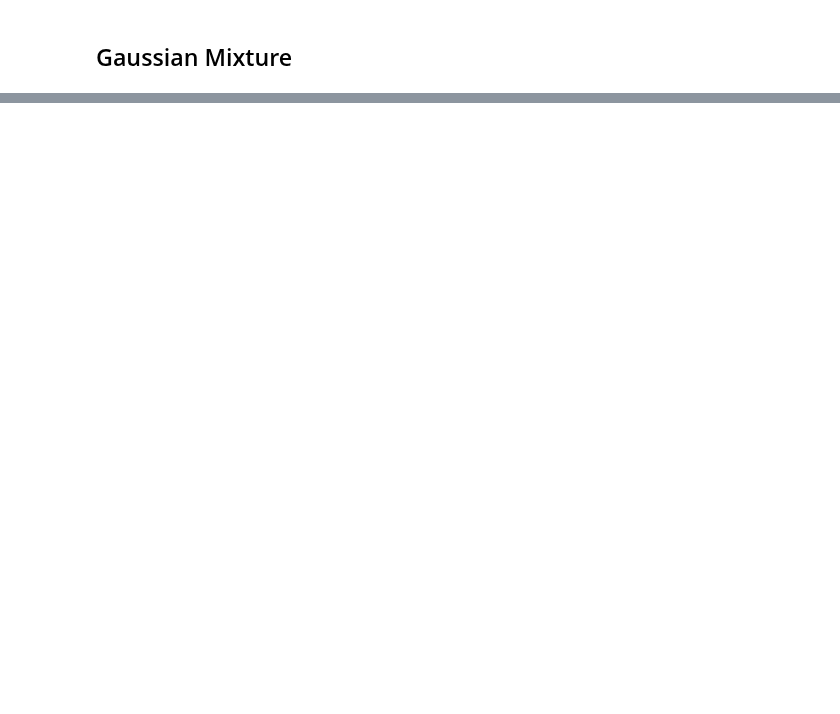
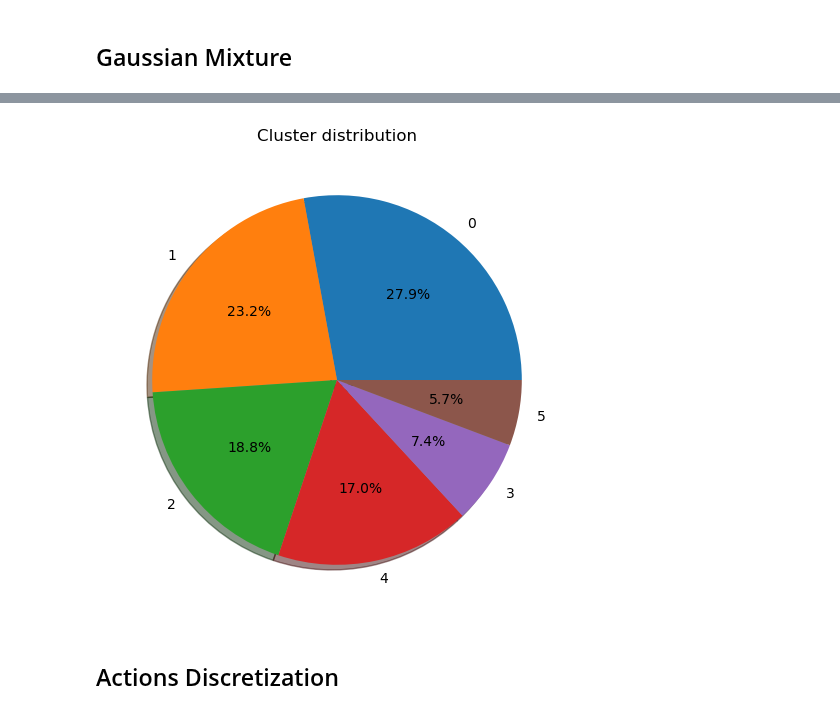
Before and after one commit to edoardorossi1995/Tesi, a Jupyter notebook: MDP_nuovo.ipynb, the cells around one changed output, grey strips where cells are left out. Cells and saved outputs as stored; diff of their text form; code cells hidden in the pictures; blank space fills up the shorter version.

```diff
--- a/MDP_nuovo.ipynb
+++ b/MDP_nuovo.ipynb
@@ -265,0 +215,15 @@ models
+# %%
+
+kmeans = KMeans(n_clusters=6, init='k-means++', max_iter=300, n_init=10, random_state=0)
+
+df_st['cluster'] = kmeans.fit_predict(df_st)
+
+df_st['cluster'].value_counts()
+
+#pie graph of clusters
+plt.figure(figsize=(10,6))
+plt.pie(df_st['cluster'].value_counts(), labels=df_st['cluster'].value_counts().index, autopct='%1.1f%%', shadow=True)
+plt.title('Cluster distribution')
+plt.show()
+# %% [output]
+[figure, added]
@@ -265,0 +234,2 @@ models
+# %% [markdown]
+## Actions Discretization
```
Also changed, not shown: parts of 30 cells of this notebook.
